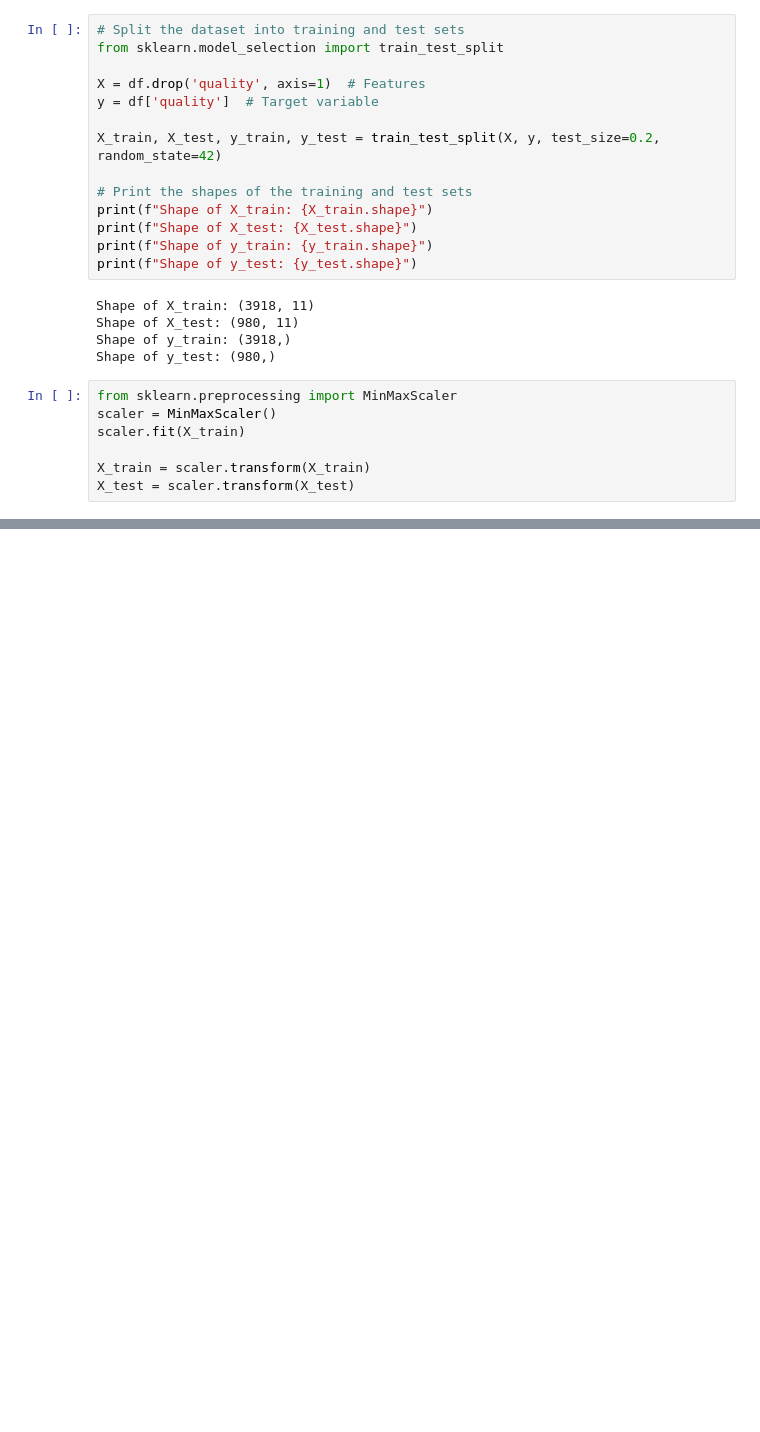
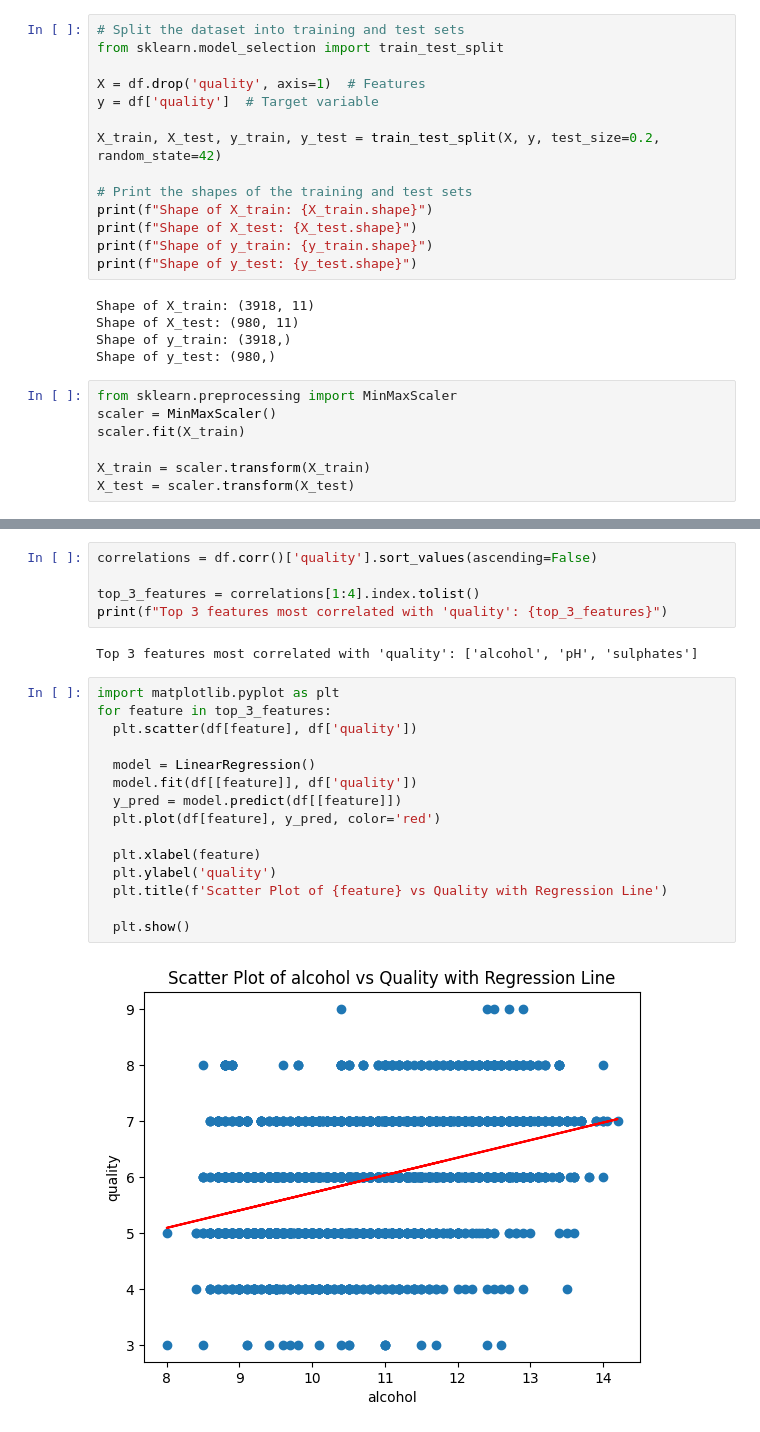
Before and after one commit to LOPAMUDRA-MUKHERJEE/DataSC, a Jupyter notebook: Assignment2.ipynb, the cells around one changed output, grey strips where cells are left out. Drawn from its saved outputs; the diff is of its cells as text; blank space fills up the shorter version.

```diff
--- a/Assignment2.ipynb
+++ b/Assignment2.ipynb
@@ -222,0 +356,24 @@ Test Data Accuracy 0.5530612244897959
+# %%
+correlations = df.corr()['quality'].sort_values(ascending=False)
+
+top_3_features = correlations[1:4].index.tolist()
+print(f"Top 3 features most correlated with 'quality': {top_3_features}")
+# %% [output]
+Top 3 features most correlated with 'quality': ['alcohol', 'pH', 'sulphates']
+# %%
+import matplotlib.pyplot as plt
+for feature in top_3_features:
+  plt.scatter(df[feature], df['quality'])
+
+  model = LinearRegression()
+  model.fit(df[[feature]], df['quality'])
+  y_pred = model.predict(df[[feature]])
+  plt.plot(df[feature], y_pred, color='red')
+
+  plt.xlabel(feature)
+  plt.ylabel('quality')
+  plt.title(f'Scatter Plot of {feature} vs Quality with Regression Line')
+
+  plt.show()
+# %% [output]
+[figure, added]
```
Also changed, not shown: parts of 36 cells of this notebook.
